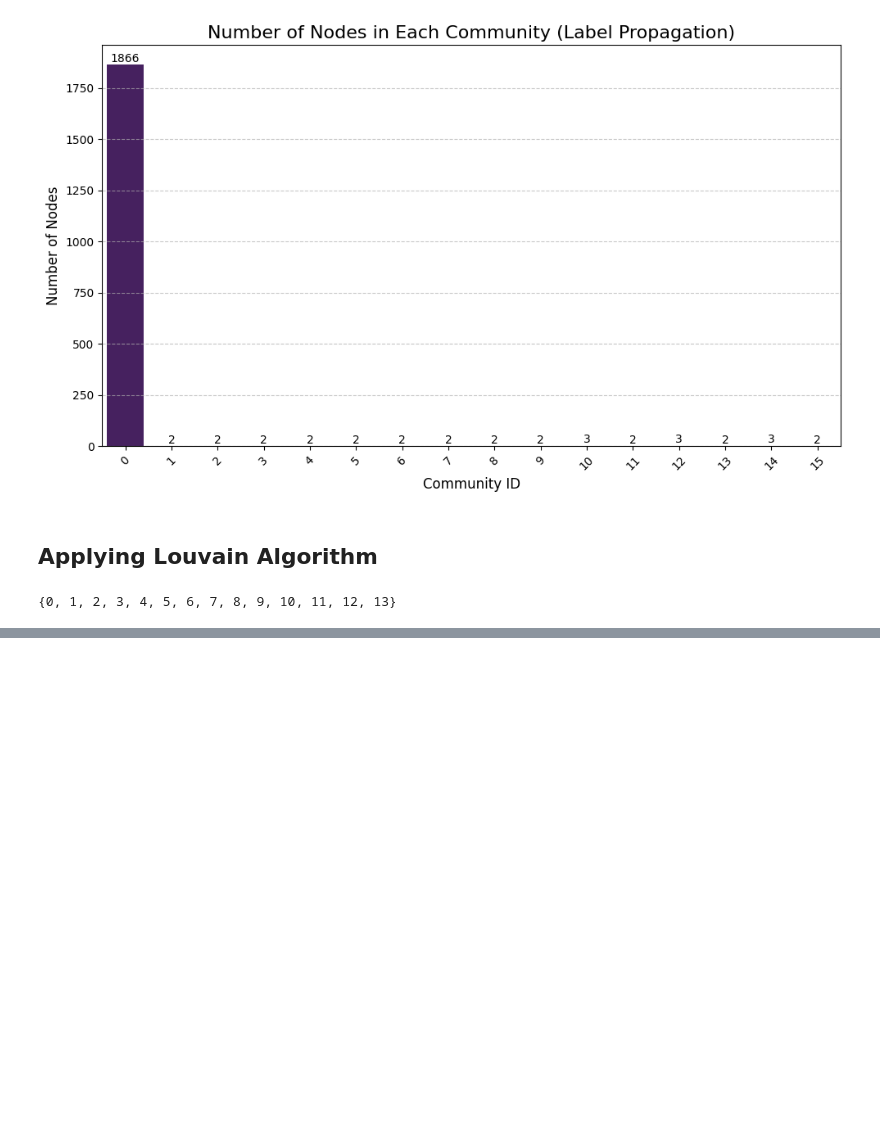
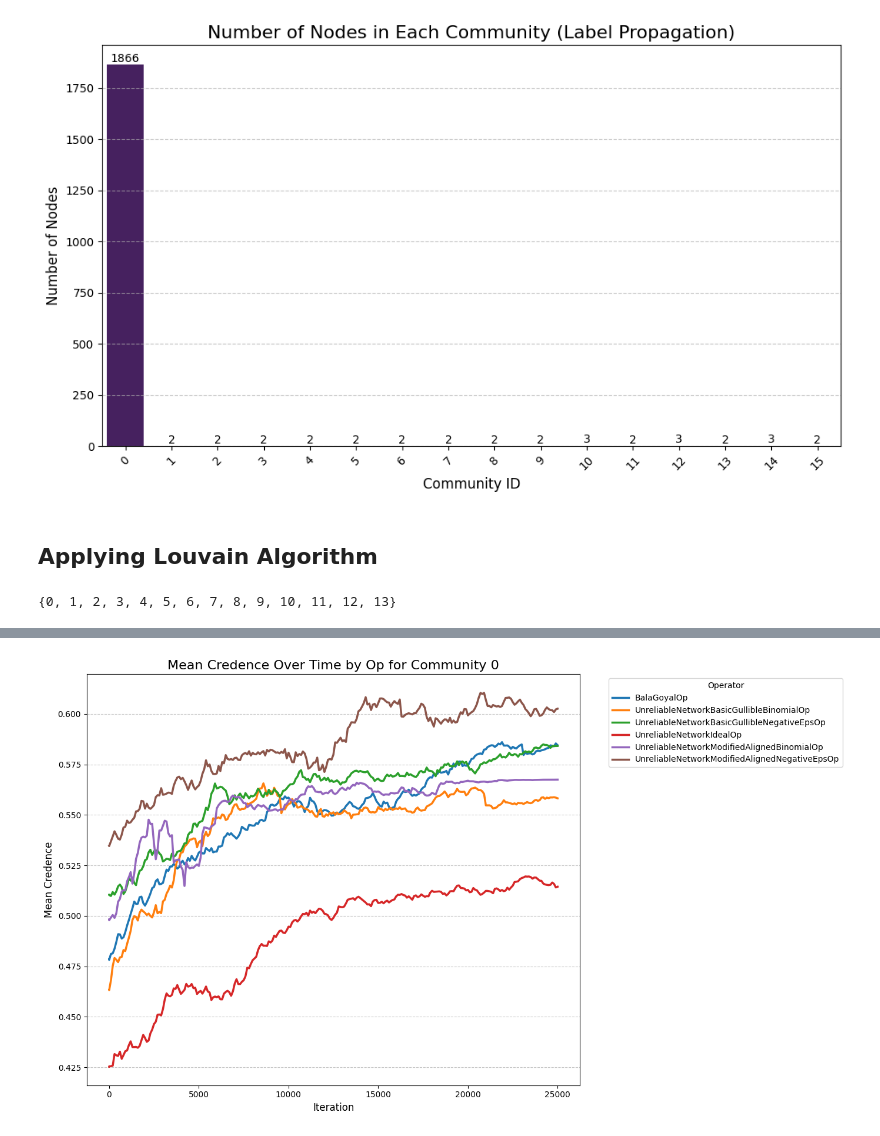
Before and after one commit to Prudhvivuda/polygraphs-analysis-scripts, a Jupyter notebook: community_detection/community_detection.ipynb, the cells around one changed output, grey strips where cells are left out. Saved outputs shown, nothing was run; the diff lists cells and outputs as text; code cells hidden in the pictures; blank space fills up the shorter version.

```diff
--- a/community_detection/community_detection.ipynb
+++ b/community_detection/community_detection.ipynb
@@ -194,0 +298,41 @@ Passing `palette` without assigning `hue` is deprecated and will be removed in v
+# %%
+# Merge data from all sims
+all_beliefs = pd.DataFrame()
+
+for sim_id in processor.sims.index:
+    sim_beliefs = processor.beliefs[sim_id].reset_index()
+    sim_beliefs["sim"] = sim_id
+    sim_beliefs["op"] = processor.sims.loc[sim_id, "op"]
+    # sim_beliefs["reliability"] = processor.sims.loc[sim_id, "reliability"]
+    sim_beliefs["louvain_community"] = sim_beliefs["node"].map(louvain_community_mapping)
+    all_beliefs = pd.concat([all_beliefs, sim_beliefs], ignore_index=True)
+
+# Compute mean credence per Op, community, and iteration
+op_community_credence = (
+    all_beliefs.groupby(["op", "louvain_community", "iteration"])
+    .agg(mean_credence=("beliefs", "mean"))
+    .reset_index()
+)
+
+# Visualization: Mean Credence Across Ops for a Specific Community
+community_id_to_visualize = 0  # Choose the community ID to visualize
+community_data = op_community_credence[op_community_credence["louvain_community"] == community_id_to_visualize]
+
+plt.figure(figsize=(14, 8))
+sns.lineplot(data=community_data,
+             x="iteration",
+             y="mean_credence",
+             hue="op",
+             palette="tab10",
+             lw=2.5)
+
+# Add titles and labels
+plt.title(f"Mean Credence Over Time by Op for Community {community_id_to_visualize}", fontsize=16)
+plt.xlabel("Iteration", fontsize=12)
+plt.ylabel("Mean Credence", fontsize=12)
+plt.legend(title="Operator", bbox_to_anchor=(1.05, 1), loc="upper left")
+plt.grid(axis="y", linestyle="--", alpha=0.7)
+plt.tight_layout()
+plt.show()
+# %% [output]
+[figure, added]
```
Also changed, not shown: parts of 11 cells of this notebook.
